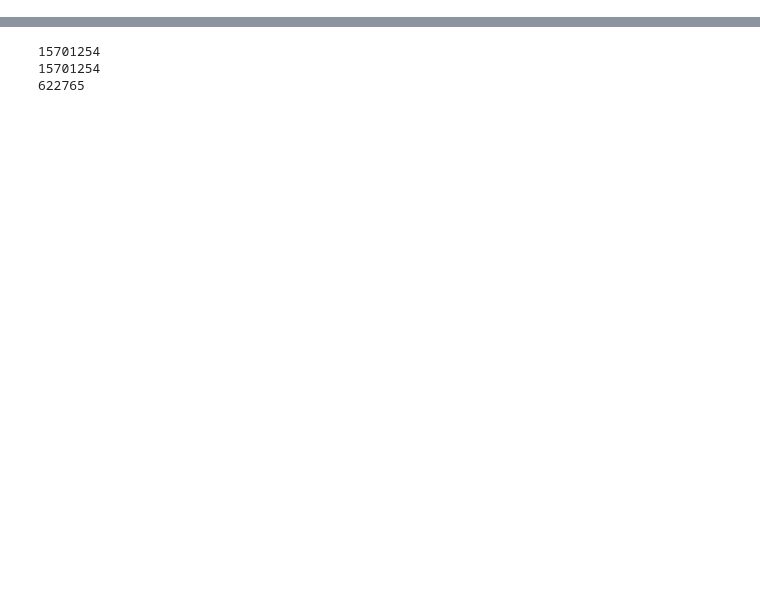
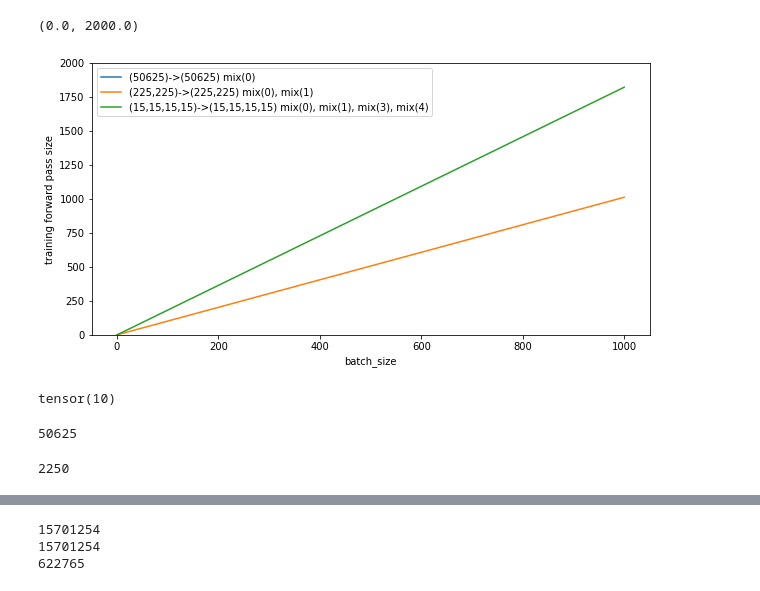
Before and after one commit to akarshkumar0101/timm-mlp-shaker, a Jupyter notebook: mlp_shaker.ipynb, the cells around one changed output, grey strips where cells are left out. Cells and saved outputs as stored; diff of their text form; code cells hidden in the pictures; blank space fills up the shorter version.

```diff
--- a/mlp_shaker.ipynb
+++ b/mlp_shaker.ipynb
@@ -0,0 +177,21 @@
+# %%
+fig = plt.figure(figsize=(10,5))
+fig.patch.set_facecolor('white')
+bss = np.linspace(0, 1000, 1000)
+plt.plot(bss, [calc_stuff(bs, [50625]*1, np.arange(1))['forward_size'] for bs in bss],
+         label='(50625)->(50625) mix(0)')
+plt.plot(bss, [calc_stuff(bs, [225]*2, np.arange(2))['forward_size'] for bs in bss],
+         label='(225,225)->(225,225) mix(0), mix(1)')
+plt.plot(bss, [calc_stuff(bs, [15]*4, np.arange(4))['forward_size'] for bs in bss],
+         label='(15,15,15,15)->(15,15,15,15) mix(0), mix(1), mix(3), mix(4)')
+# plt.plot(bss, [calc_stuff(bs, [4]*8, np.arange(8))['forward_size'] for bs in bss])
+# plt.plot(bss, [calc_stuff(bs, [2]*16, np.arange(16))['forward_size'] for bs in bss])
+plt.legend()
+plt.xlabel('batch_size')
+plt.ylabel('training forward pass size')
+plt.ylim(0, 2000)
+# plt.yscale('log')
+# plt.xscale('log')
+# %% [output]
+(0.0, 2000.0)
+[figure, added]
@@ -0,0 +200,13 @@
+# %%
+a = torch.eye(10)
+torch.linalg.matrix_rank(a)
+# %% [output]
+tensor(10)
+# %%
+torch.randn(225, 225).numel()
+# %% [output]
+50625
+# %%
+torch.randn(225, 10).numel()
+# %% [output]
+2250
```
Also changed, not shown: parts of 33 cells of this notebook, 4 other files.
